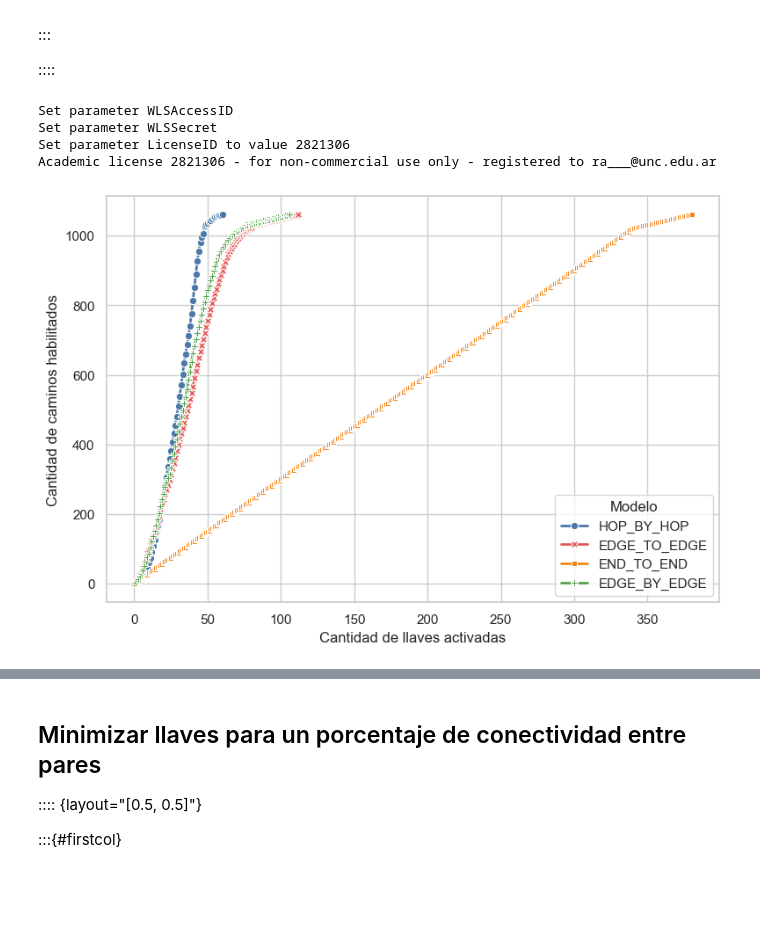
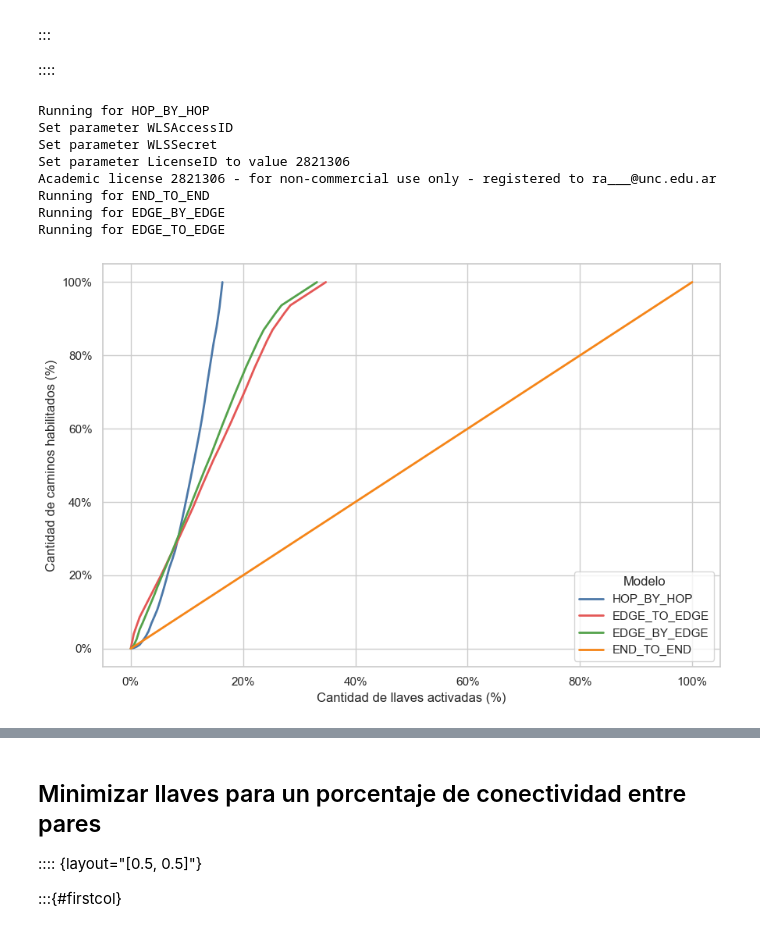
Before and after one commit to ramirofd/dtn-bpsec-pipeline, a Jupyter notebook: scenarios/examples/four_planes_polar/resultados.ipynb, the cells around one changed output, grey strips where cells are left out. Drawn from its saved outputs; the diff is of its cells as text; code cells hidden in the pictures; blank space fills up the shorter version.

```diff
--- a/scenarios/examples/four_planes_polar/resultados.ipynb
+++ b/scenarios/examples/four_planes_polar/resultados.ipynb
@@ -33,11 +33,12 @@ max_routes = 1
 pipeline = SimulationPipeline()
 
 result = pipeline.run(
-    cp_path=str(SCENARIO_DIR / "contact_plan.json"),
+    cp_path=str(SCENARIO_DIR / "contact_plan_2.json"),
     topology_path=str(SCENARIO_DIR / "topology.json"),
     security_models=tuple(SecurityModelType),
     curr_time=0,
-    routing_algorithm=CGRYenRouting(max_routes=max_routes)
+    routing_algorithm=CGRYenRouting(max_routes=max_routes),
+    symmetric_keys=True
 )
 # %%
 import pandas as pd
@@ -348,33 +349,69 @@ import pandas as pd
 
 df_m1 = pd.DataFrame()
 for sec_model in SERIES_COLORS.keys():
+    print(f"Running for {sec_model.name}")
     from models.model1_max_routes import solve_for_security_model
 
     df_m1 = pd.concat([df_m1,solve_for_security_model(result, sec_model)])
 # %% [output]
+Running for HOP_BY_HOP
 Set parameter WLSAccessID
 Set parameter WLSSecret
 Set parameter LicenseID to value 2821306
 Academic license 2821306 - for non-commercial use only - registered to ra___@unc.edu.ar
+Running for END_TO_END
+Running for EDGE_BY_EDGE
+Running for EDGE_TO_EDGE
 # %%
-#| echo: false
+# #| echo: false
+# plt.figure(figsize=(9, 6))
+# ax = sns.lineplot(
+#     data=df_m1.sort_values("selected_keys"),
+#     x="selected_keys",
+#     y="selected_routes",
+#     hue="model",
+#     markers=True,
+#     dashes=False,
+#     linewidth=2,
+#     palette=palette_for(df_m1["model"]),
+# )
+# ax.set_xlabel("Cantidad de llaves activadas")
+# ax.set_ylabel("Cantidad de caminos habilitados")
+# ax.legend(title="Modelo")
+# plt.show()
+
+# #Normalizarlo y mostrar en porcentajes capaz, respecto del total de caminos y del total de llaves
+import matplotlib.pyplot as plt
+import matplotlib.ticker as mtick
+import seaborn as sns
+
+# Si ya conocés los totales reales, reemplazá estos dos valores.
+total_keys = df_m1["selected_keys"].max()
+total_routes = df_m1["selected_routes"].max()
+
+df_plot = df_m1.copy()
+df_plot["selected_keys_pct"] = df_plot["selected_keys"] / total_keys
+df_plot["selected_routes_pct"] = df_plot["selected_routes"] / total_routes
+
 plt.figure(figsize=(9, 6))
 ax = sns.lineplot(
-    data=df_m1.sort_values("selected_keys"),
-    x="selected_keys",
-    y="selected_routes",
+    data=df_plot.sort_values("selected_keys_pct"),
+    x="selected_keys_pct",
+    y="selected_routes_pct",
     hue="model",
-    style="model",
     markers=True,
     dashes=False,
     linewidth=2,
-    palette=palette_for(df_m1["model"]),
+    palette=palette_for(df_plot["model"]),
 )
-ax.set_xlabel("Cantidad de llaves activadas")
-ax.set_ylabel("Cantidad de caminos habilitados")
+
+ax.set_xlabel("Cantidad de llaves activadas (%)")
+ax.set_ylabel("Cantidad de caminos habilitados (%)")
+ax.xaxis.set_major_formatter(mtick.PercentFormatter(1.0))
+ax.yaxis.set_major_formatter(mtick.PercentFormatter(1.0))
 ax.legend(title="Modelo")
+
+plt.tight_layout()
 plt.show()
-
-#Normalizarlo y mostrar en porcentajes capaz, respecto del total de caminos y del total de llaves
 # %% [output]
-[figure, old version]
+[figure, new version]
```
Also changed, not shown: parts of 9 cells of this notebook, 1 other file.
